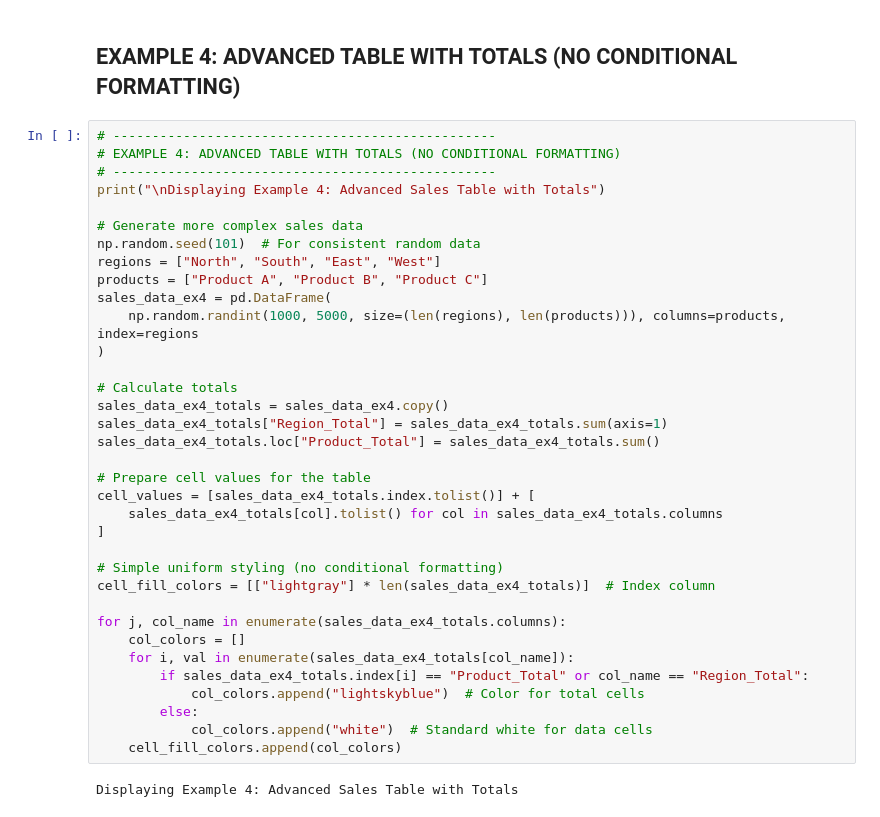
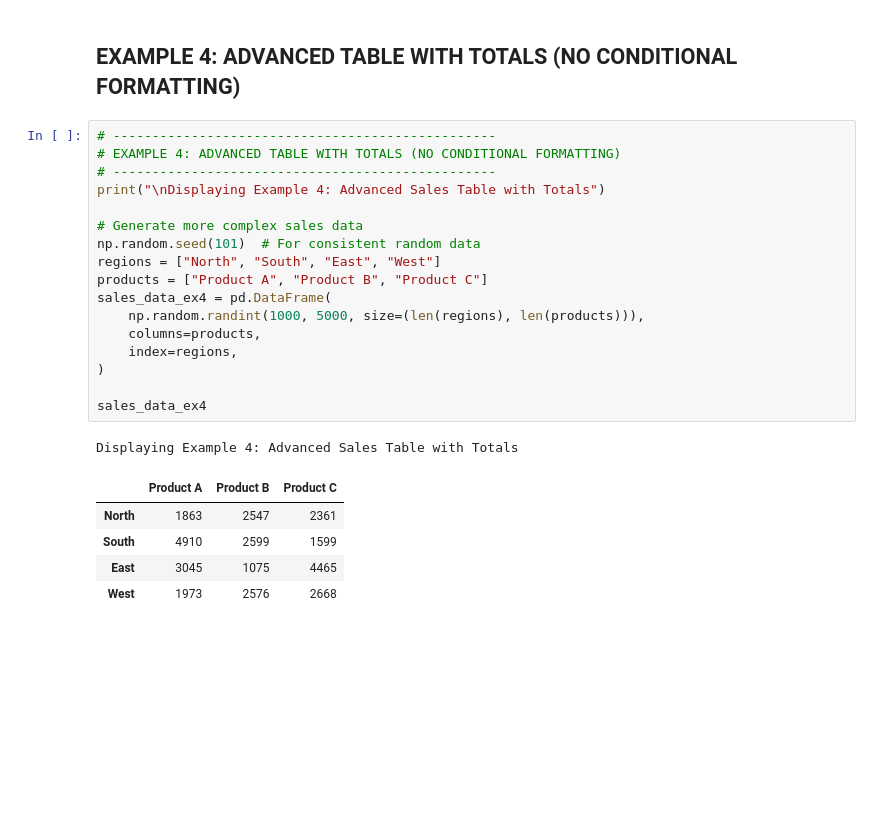
Before and after one commit to JustCodeIt7/Plotly_Dash_Dashboards, a Jupyter notebook: 01-Plotly_Basics_Charts/11-Table/plotly_tables.ipynb, the cells around one changed output. Drawn from its saved outputs; the diff is of its cells as text; blank space fills up the shorter version.

```diff
--- a/01-Plotly_Basics_Charts/11-Table/plotly_tables.ipynb
+++ b/01-Plotly_Basics_Charts/11-Table/plotly_tables.ipynb
@@ -181,38 +236,25 @@ Example 3 (Conditional Formatting) displayed.
 # %%
 # -------------------------------------------------
 # EXAMPLE 4: ADVANCED TABLE WITH TOTALS (NO CONDITIONAL FORMATTING)
 # -------------------------------------------------
 print("\nDisplaying Example 4: Advanced Sales Table with Totals")
 
 # Generate more complex sales data
 np.random.seed(101)  # For consistent random data
 regions = ["North", "South", "East", "West"]
 products = ["Product A", "Product B", "Product C"]
 sales_data_ex4 = pd.DataFrame(
-    np.random.randint(1000, 5000, size=(len(regions), len(products))), columns=products, index=regions
+    np.random.randint(1000, 5000, size=(len(regions), len(products))),
+    columns=products,
+    index=regions,
 )
 
-# Calculate totals
-sales_data_ex4_totals = sales_data_ex4.copy()
-sales_data_ex4_totals["Region_Total"] = sales_data_ex4_totals.sum(axis=1)
-sales_data_ex4_totals.loc["Product_Total"] = sales_data_ex4_totals.sum()
-
-# Prepare cell values for the table
-cell_values = [sales_data_ex4_totals.index.tolist()] + [
-    sales_data_ex4_totals[col].tolist() for col in sales_data_ex4_totals.columns
-]
-
-# Simple uniform styling (no conditional formatting)
-cell_fill_colors = [["lightgray"] * len(sales_data_ex4_totals)]  # Index column
-
-for j, col_name in enumerate(sales_data_ex4_totals.columns):
-    col_colors = []
-    for i, val in enumerate(sales_data_ex4_totals[col_name]):
-        if sales_data_ex4_totals.index[i] == "Product_Total" or col_name == "Region_Total":
-            col_colors.append("lightskyblue")  # Color for total cells
-        else:
-            col_colors.append("white")  # Standard white for data cells
-    cell_fill_colors.append(col_colors)
+sales_data_ex4
 # %% [output]
 Displaying Example 4: Advanced Sales Table with Totals
+|  | Product A | Product B | Product C |
+| North | 1863 | 2547 | 2361 |
+| South | 4910 | 2599 | 1599 |
+| East | 3045 | 1075 | 4465 |
+| West | 1973 | 2576 | 2668 |
 # %%
```
Also changed, not shown: parts of 13 cells of this notebook, 12 other files.
